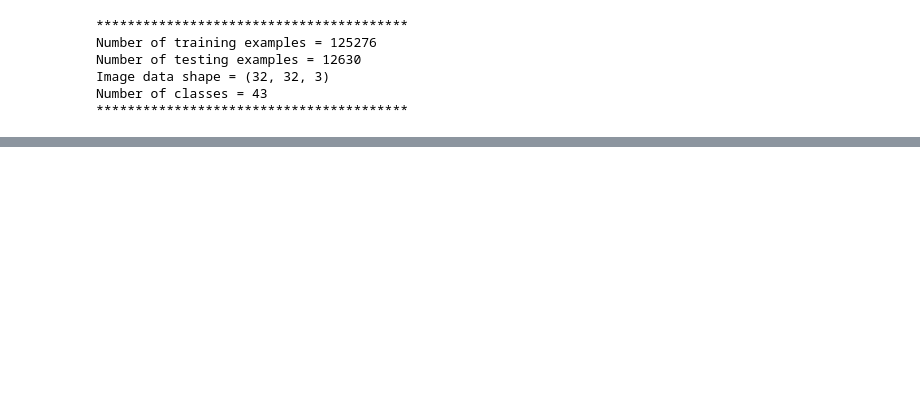
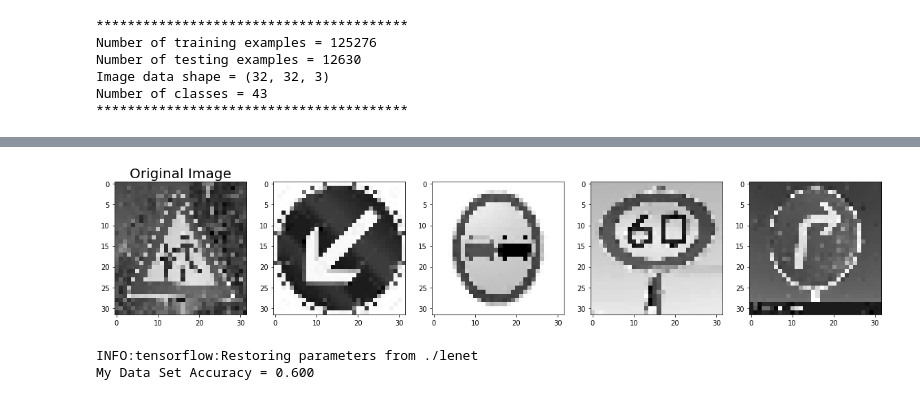
Before and after one commit to nikhilparla/traffic_sign_classifier, a Jupyter notebook: traffic_sign_classifier_project.ipynb, the cells around one changed output, grey strips where cells are left out. Cells and saved outputs as stored; diff of their text form; code cells hidden in the pictures; blank space fills up the shorter version.

```diff
--- a/traffic_sign_classifier_project.ipynb
+++ b/traffic_sign_classifier_project.ipynb
@@ -434,0 +505,37 @@ Model saved
+# %%
+from PIL import Image
+
+size = 32,32
+
+np_im = []
+arr = np.empty((0,32,32,3), int)
+for i in range(len(new_images)):
+    im = Image.open(new_images[i])
+    im = im.resize(size)
+    im = np.array(im)
+#     print(np.shape(arr))
+    np_im.append(np.array(im))
+    arr = np.append(arr, np.array([im]), axis=0)
+
+np_im = np.asarray(new_signs)
+# print(np.shape(arr))
+
+new_signs_gray = np.sum(arr/3, axis=3, keepdims=True)
+new_signs_normalized = (new_signs_gray - np.float32(128))/np.float32(128)
+
+fig, axs = plt.subplots(1,5,figsize=(20,20))
+axs[0].set_title('Original Image', fontsize=20)
+for i in range(5):
+    axs[i].imshow(new_signs_normalized[i].squeeze() , cmap='gray')
+# %% [output]
+[figure, added]
+# %%
+with tf.Session() as sess:
+    sess.run(tf.global_variables_initializer())
+#     saver = tf.train.import_meta_graph('./lenet.meta')
+    saver.restore(sess, "./lenet")
+    my_accuracy = evaluate(new_signs_normalized, new_labels)
+    print("My Data Set Accuracy = {:.3f}".format(my_accuracy))
+# %% [output]
+INFO:tensorflow:Restoring parameters from ./lenet
+My Data Set Accuracy = 0.600
```
Also changed, not shown: parts of 11 cells of this notebook, 5 other files.
